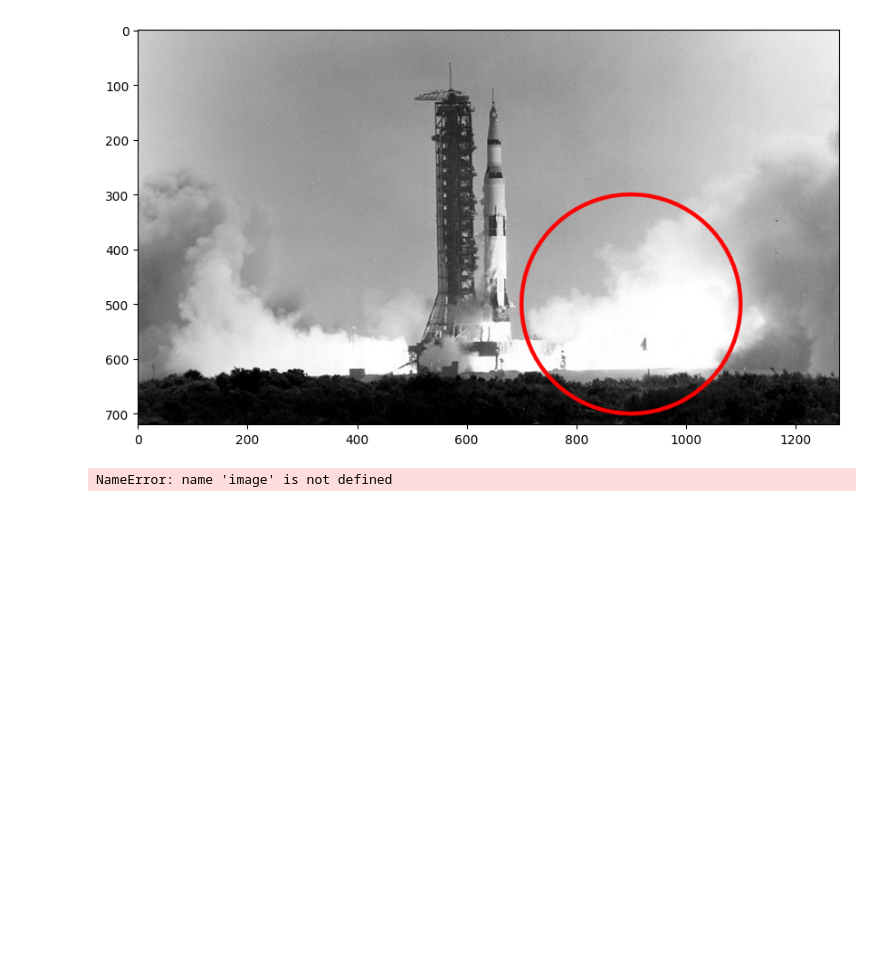
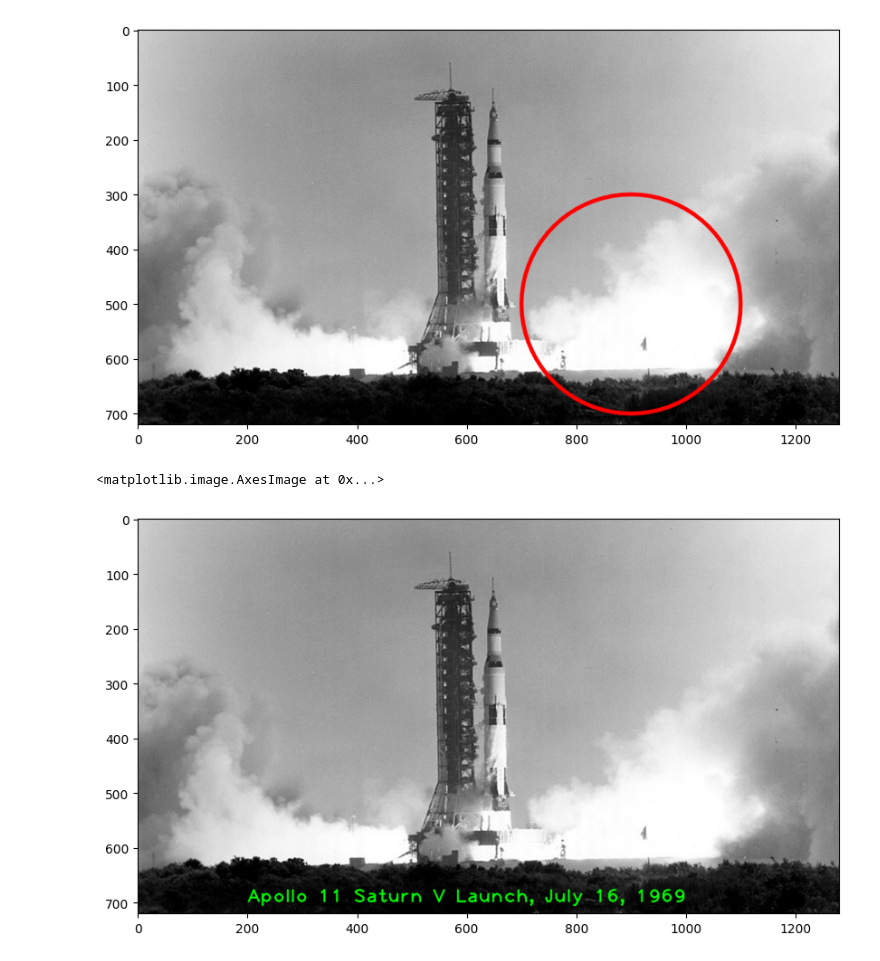
Before and after one commit to mohithgowdak/OpenCv_projects, a Jupyter notebook: Tutorial4/tut4.ipynb, the cells around one changed output. Cells and saved outputs as stored; diff of their text form; code cells hidden in the pictures; blank space fills up the shorter version.

```diff
--- a/Tutorial4/tut4.ipynb
+++ b/Tutorial4/tut4.ipynb
@@ -93,14 +93,15 @@ plt.imshow(imageCircle[:,:,::-1])
 # %%
 imageText = image.copy()
 text = "Apollo 11 Saturn V Launch, July 16, 1969"
-fontScale = 2.3
-fontFace = cv2.FONT_HERSHEY_PLAIN
-fontColor = (0, 255, 0)
+#fontScale = 2.3
+#fontFace = cv2.FONT_HERSHEY_PLAIN
+#ontColor = (0, 255, 0)
 fontThickness = 2
 
-cv2.putText(imageText, text, (200, 700), fontFace, fontScale, fontColor, fontThickness, cv2.LINE_AA);
+cv2.putText(imageText, text, (200, 700), cv2.FONT_HERSHEY_PLAIN, 2.3, (0,255,0), fontThickness, cv2.LINE_AA);
 
 # Display the image
 plt.imshow(imageText[:, :, ::-1])
 # %% [output]
-NameError: name 'image' is not defined
+<matplotlib.image.AxesImage at 0x...>
+[figure, added]
```
Also changed, not shown: parts of 1 cell of this notebook, 17 other files.
